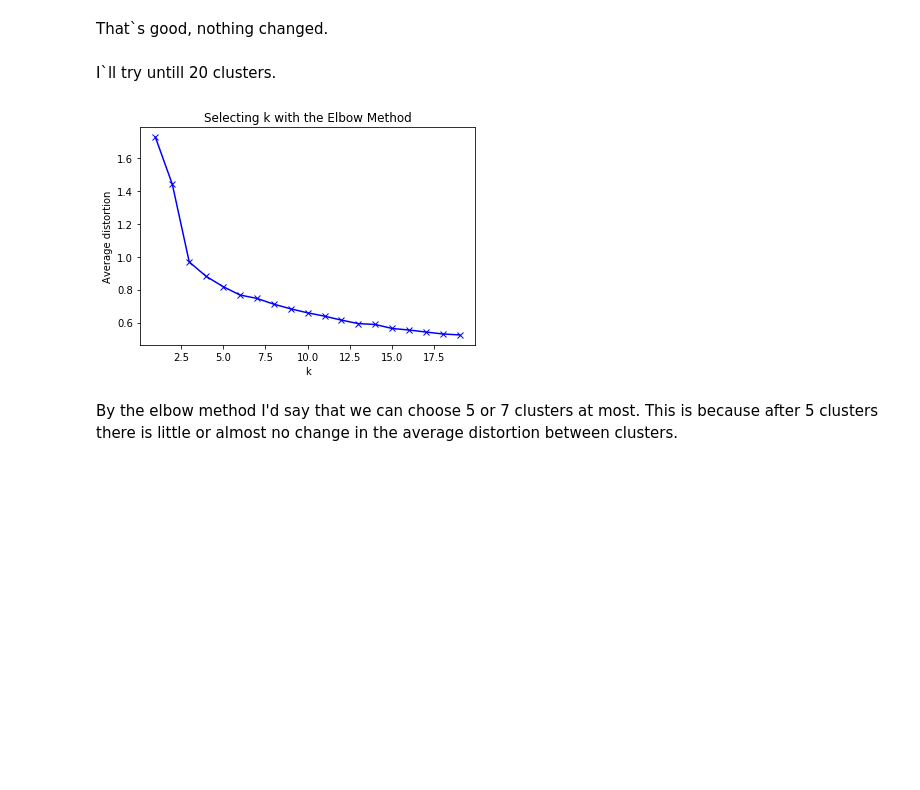
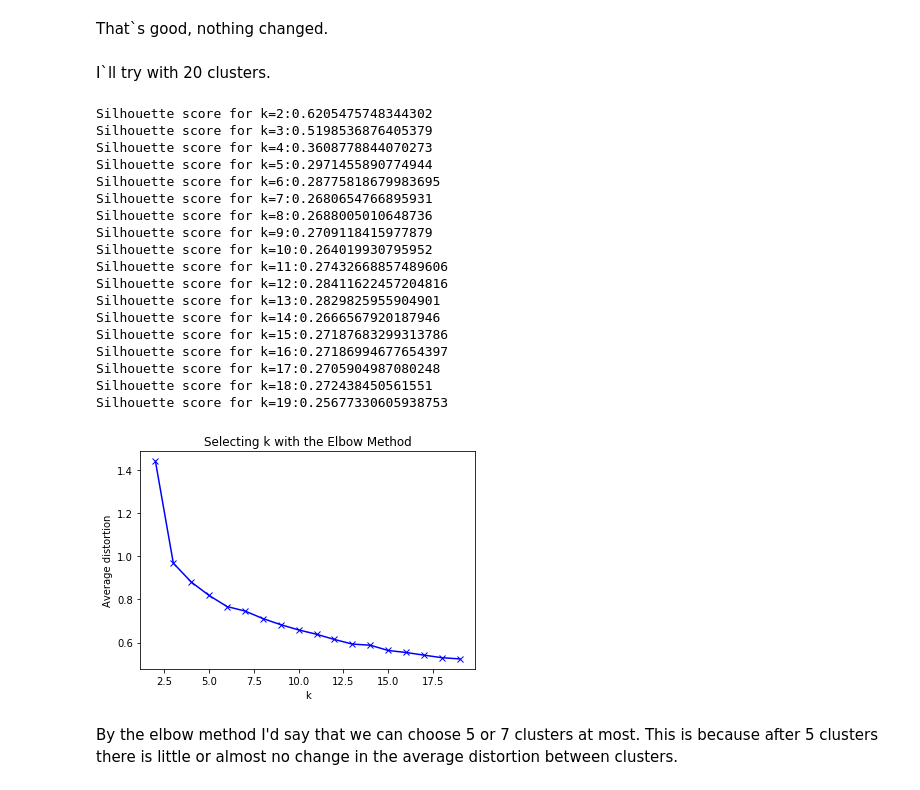
Before and after one commit to rmaciel-prog/PGP-IAML, a Jupyter notebook: Project - CreditCard Customer Segmentation.ipynb, the cells around one changed output. Drawn from its saved outputs; the diff is of its cells as text; code cells hidden in the pictures; blank space fills up the shorter version.

```diff
--- a/Project - CreditCard Customer Segmentation.ipynb
+++ b/Project - CreditCard Customer Segmentation.ipynb
@@ -96,7 +101,10 @@ By this plot (the number of peaks found in main diagonal) we can see that for a
 
 Next, I`m going to apply zscore normalization on this data in order to have all data in the same scale: standard deviations.
 # %%
-df_prep = df_data.apply(zscore)
+def DataNormalization():
+    return df_data.apply(zscore)
+
+df_prep = DataNormalization()
 df_prep.describe()
 # %% [output]
 |  | Avg_Credit_Limit | Total_Credit_Cards | Total_visits_online | Total_calls_made |
@@ -119,24 +127,48 @@ sns.pairplot(df_prep, diag_kind='kde');
 # %% [markdown]
 That`s good, nothing changed.
 # %% [markdown]
-I`ll try untill 20 clusters.
+I`ll try with 20 clusters.
 # %%
-clusters=range(1,20)
+df_prep = DataNormalization()
+
+clusters=range(2,20)
 meanDistortions=[]
 
 for k in clusters:
     model=KMeans(n_clusters=k, random_state=1)
+    model1=KMeans(n_clusters=k, random_state=1)
+    lbls = model1.fit_predict(df_prep)
     model.fit(df_prep)
     prediction=model.predict(df_prep)
+    silhouette_avg = silhouette_score(df_prep, lbls)
+    print('Silhouette score for k='+str(k)+':'+str(silhouette_avg))
     meanDistortions.append(sum(np.min(cdist(df_prep, model.cluster_centers_, 'euclidean'), axis=1)) / df_prep.shape[0])
 
 
 ax = plt.plot(clusters, meanDistortions, 'bx-')
 plt.xlabel('k')
 plt.ylabel('Average distortion')
 plt.title('Selecting k with the Elbow Method');
 # %% [output]
+Silhouette score for k=2:0.6205475748344302
+Silhouette score for k=3:0.5198536876405379
+Silhouette score for k=4:0.3608778844070273
+Silhouette score for k=5:0.2971455890774944
+Silhouette score for k=6:0.28775818679983695
+Silhouette score for k=7:0.2680654766895931
+Silhouette score for k=8:0.2688005010648736
+Silhouette score for k=9:0.2709118415977879
+Silhouette score for k=10:0.264019930795952
+Silhouette score for k=11:0.27432668857489606
+Silhouette score for k=12:0.28411622457204816
+Silhouette score for k=13:0.2829825955904901
+Silhouette score for k=14:0.2666567920187946
+Silhouette score for k=15:0.27187683299313786
+Silhouette score for k=16:0.27186994677654397
+Silhouette score for k=17:0.2705904987080248
+Silhouette score for k=18:0.272438450561551
+Silhouette score for k=19:0.25677330605938753
-[figure, old version]
+[figure, new version]
 # %% [markdown]
 By the elbow method I'd say that we can choose 5 or 7 clusters at most. This is because after 5 clusters there is little or almost no change in the average distortion between clusters.
 # %% [markdown]
```
Also changed, not shown: parts of 9 cells of this notebook.
